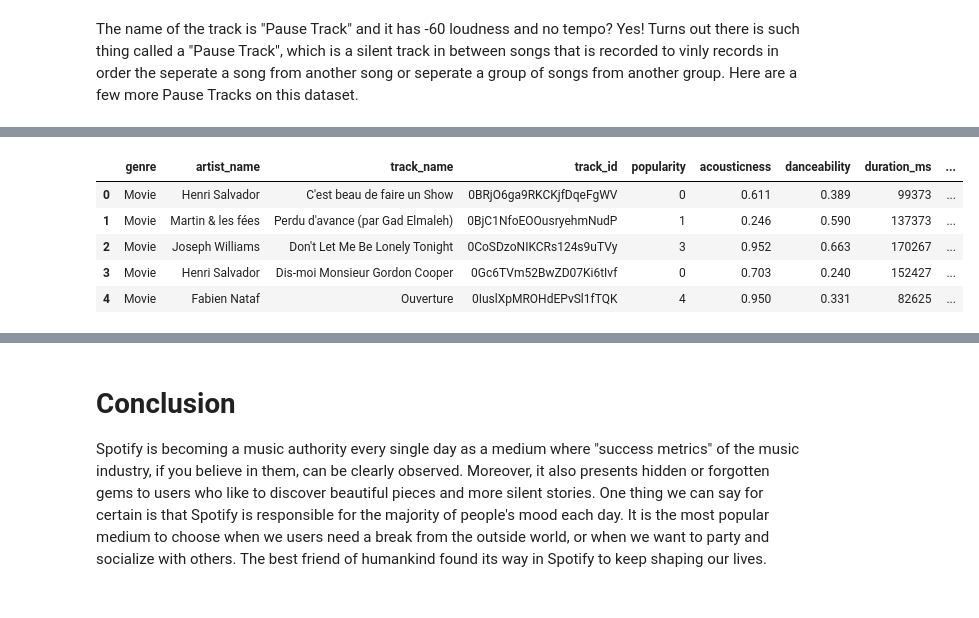
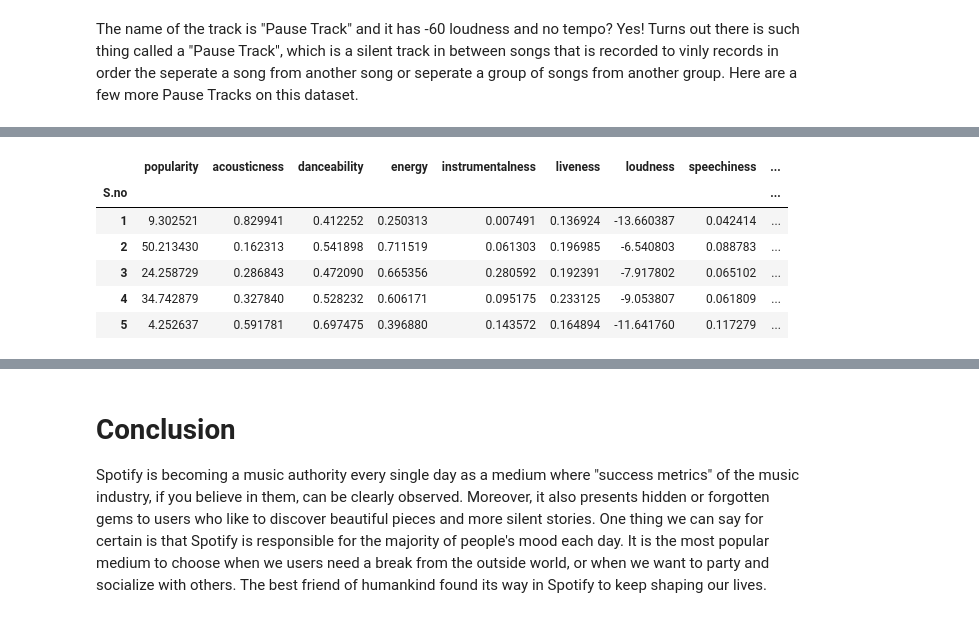
Before and after one commit to Parth-Gupta10/spotify-data-analysis, a Jupyter notebook: Spotify Analysis.ipynb, the cells around one changed output, grey strips where cells are left out. Saved outputs shown, nothing was run; the diff lists cells and outputs as text; code cells hidden in the pictures.

Commit message:
update genre analysis

```diff
--- a/Spotify Analysis.ipynb
+++ b/Spotify Analysis.ipynb
@@ -417,0 +503,6 @@ df_genre = pd.read_csv("SpotifyFeatures.csv")
+# %%
+def millisecondToSecond(x):
+    return round(x/1000)
+
+df_genre["duration"] = df_genre["duration_ms"].apply(millisecondToSecond)
+df_genre.drop("duration_ms",inplace = True , axis=1)
@@ -417,0 +516,7 @@ df_genre = pd.read_csv("SpotifyFeatures.csv")
+# %%
+df_genre.drop(['artist_name', 'track_name', 'track_id'], axis=1, inplace=True)
+df_genre_grouped = df_genre.groupby(['genre']).mean()
+df_genre_grouped['S.no'] = range(1, len(df_genre_grouped) + 1)
+df_genre_grouped['genre'] = df_genre_grouped.index
+df_genre_grouped.set_index('S.no', inplace=True)
+df_genre.describe().transpose()
@@ -418,9 +536,10 @@ df_genre = pd.read_csv("SpotifyFeatures.csv")
 # %%
-df_genre.head()
+df_genre_grouped.head()
 # %% [output]
-|  | genre | artist_name | track_name | track_id | popularity | acousticness | danceability | duration_ms | ... |
-| 0 | Movie | Henri Salvador | C'est beau de faire un Show | 0BRjO6ga9RKCKjfDqeFgWV | 0 | 0.611 | 0.389 | 99373 | ... |
-| 1 | Movie | Martin & les fées | Perdu d'avance (par Gad Elmaleh) | 0BjC1NfoEOOusryehmNudP | 1 | 0.246 | 0.590 | 137373 | ... |
-| 2 | Movie | Joseph Williams | Don't Let Me Be Lonely Tonight | 0CoSDzoNIKCRs124s9uTVy | 3 | 0.952 | 0.663 | 170267 | ... |
-| 3 | Movie | Henri Salvador | Dis-moi Monsieur Gordon Cooper | 0Gc6TVm52BwZD07Ki6tIvf | 0 | 0.703 | 0.240 | 152427 | ... |
-| 4 | Movie | Fabien Nataf | Ouverture | 0IuslXpMROHdEPvSl1fTQK | 4 | 0.950 | 0.331 | 82625 | ... |
+|  | popularity | acousticness | danceability | energy | instrumentalness | liveness | loudness | speechiness | ... |
+| S.no |  |  |  |  |  |  |  |  | ... |
+| 1 | 9.302521 | 0.829941 | 0.412252 | 0.250313 | 0.007491 | 0.136924 | -13.660387 | 0.042414 | ... |
+| 2 | 50.213430 | 0.162313 | 0.541898 | 0.711519 | 0.061303 | 0.196985 | -6.540803 | 0.088783 | ... |
+| 3 | 24.258729 | 0.286843 | 0.472090 | 0.665356 | 0.280592 | 0.192391 | -7.917802 | 0.065102 | ... |
+| 4 | 34.742879 | 0.327840 | 0.528232 | 0.606171 | 0.095175 | 0.233125 | -9.053807 | 0.061809 | ... |
+| 5 | 4.252637 | 0.591781 | 0.697475 | 0.396880 | 0.143572 | 0.164894 | -11.641760 | 0.117279 | ... |
```
Also changed, not shown: parts of 20 cells of this notebook.
